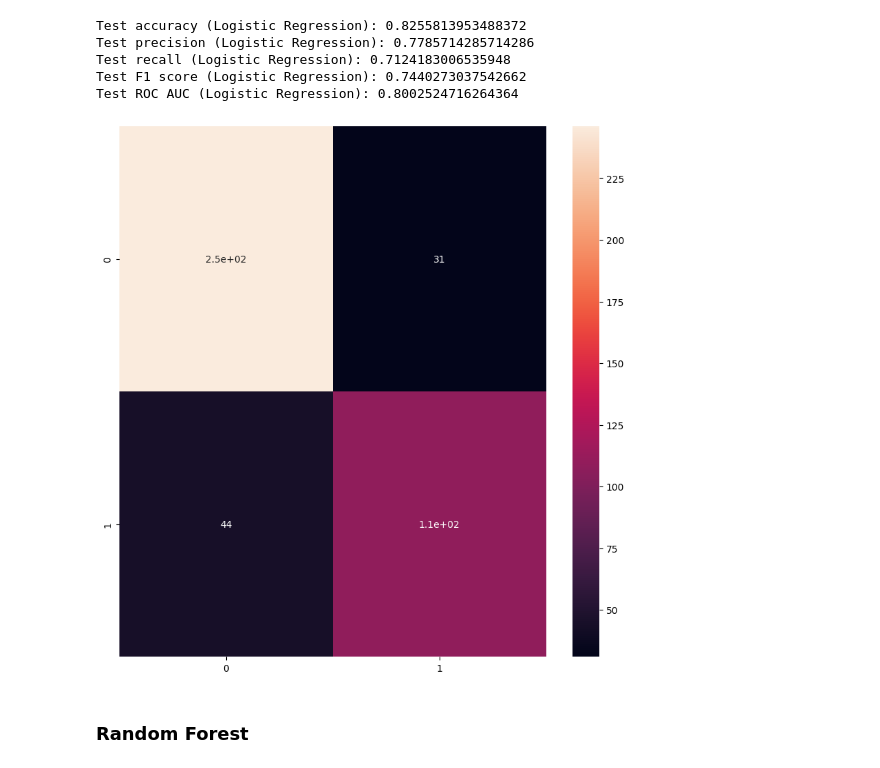
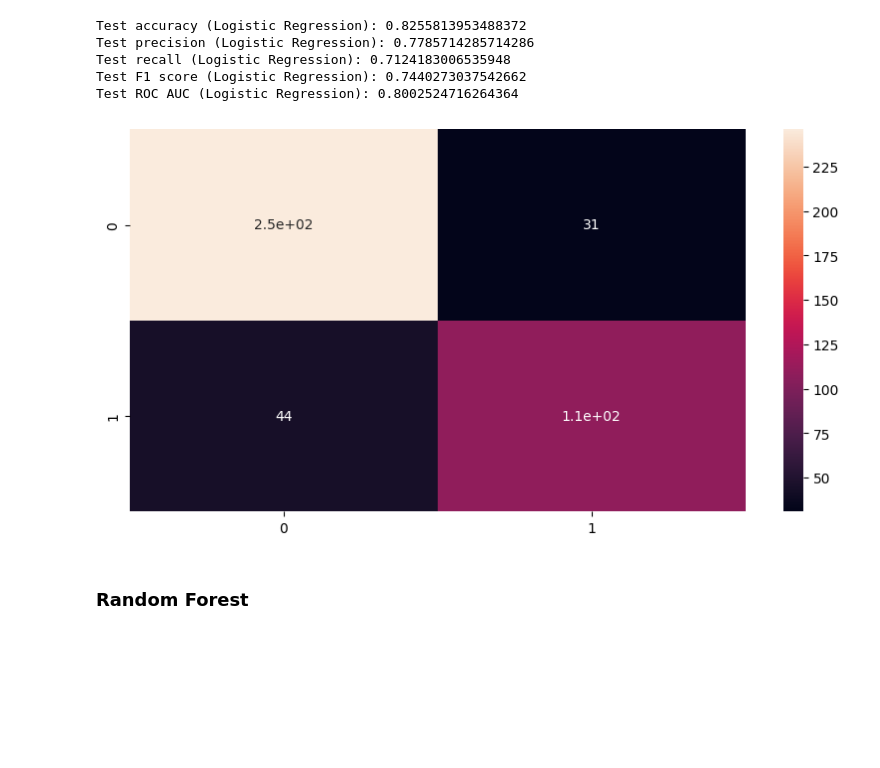
Before and after one commit to aaudric/Alzheimer-s-Disease-Predictions, a Jupyter notebook: alzheimer.ipynb, the cells around one changed output. Cells and saved outputs as stored; diff of their text form; code cells hidden in the pictures; blank space fills up the shorter version.

```diff
--- a/alzheimer.ipynb
+++ b/alzheimer.ipynb
@@ -192,12 +192,12 @@ Test recall (Logistic Regression): 0.7124183006535948
 Test F1 score (Logistic Regression): 0.7440273037542662
 Test ROC AUC (Logistic Regression): 0.8002524716264364
 # %%
-plt.figure(figsize=(10, 10))
+plt.figure(figsize=(10, 5))
 cm_lr = confusion_matrix(y_test, predictions_lr)
 sns.heatmap(cm_lr, annot=True)
 plt.savefig('Reg Log/confusion_matrix.png')
 # %% [output]
-[figure, old version]
+[figure, new version]
 # %% [markdown]
 ### Random Forest
 # %%
```
Also changed, not shown: parts of 8 cells of this notebook, 11 other files.
